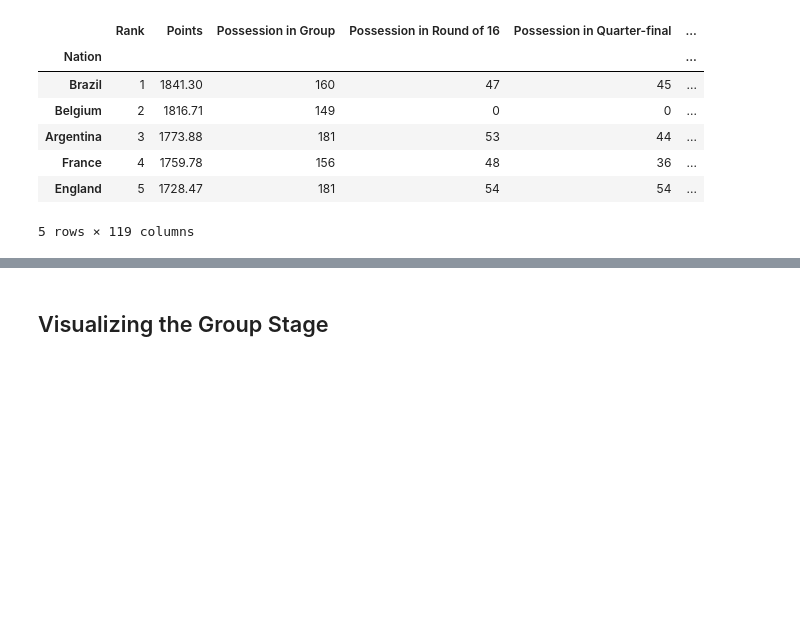
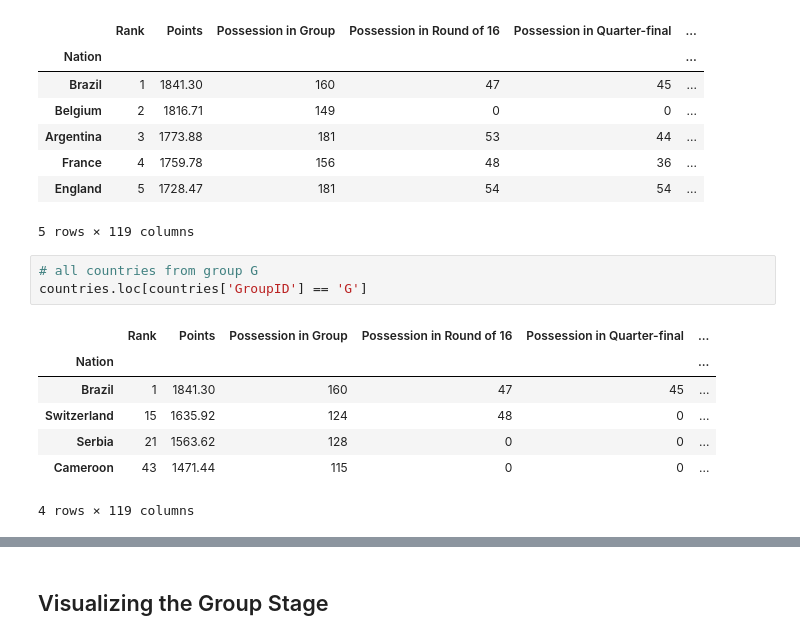
Before and after one commit to ccvale/2022-Qatar-World-Cup-Analysis, a Jupyter notebook: worldcup.ipynb, the cells around one changed output, grey strips where cells are left out. Cells and saved outputs as stored; diff of their text form; blank space fills up the shorter version.

```diff
--- a/worldcup.ipynb
+++ b/worldcup.ipynb
@@ -320,3 +326,14 @@ countries.head()
 | France | 4 | 1759.78 | 156 | 48 | 36 | ... |
 | England | 5 | 1728.47 | 181 | 54 | 54 | ... |
 5 rows × 119 columns
+# %%
+# all countries from group G
+countries.loc[countries['GroupID'] == 'G']
+# %% [output]
+|  | Rank | Points | Possession in Group | Possession in Round of 16 | Possession in Quarter-final | ... |
+| Nation |  |  |  |  |  | ... |
+| Brazil | 1 | 1841.30 | 160 | 47 | 45 | ... |
+| Switzerland | 15 | 1635.92 | 124 | 48 | 0 | ... |
+| Serbia | 21 | 1563.62 | 128 | 0 | 0 | ... |
+| Cameroon | 43 | 1471.44 | 115 | 0 | 0 | ... |
+4 rows × 119 columns
```
Also changed, not shown: parts of 21 cells of this notebook, 9 other files.
